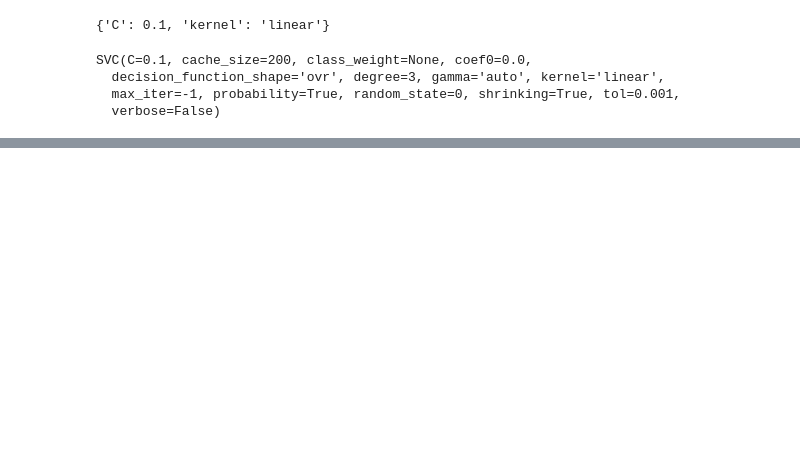
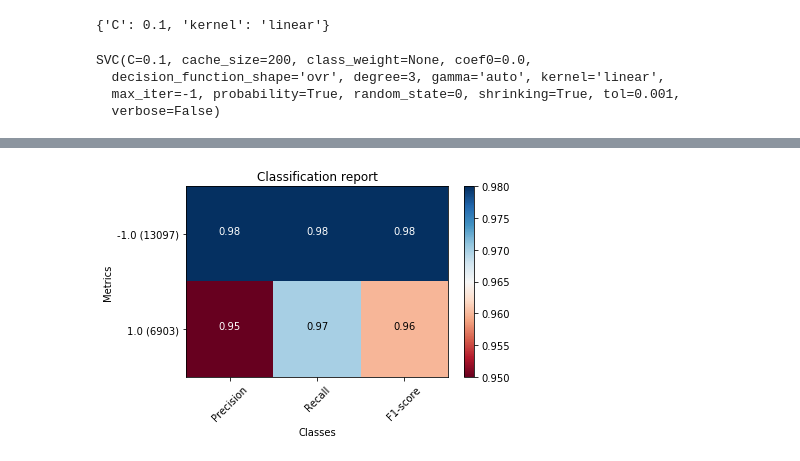
Before and after one commit to giordanoDaloisio/Data-Analysis-project, a Jupyter notebook: Project.ipynb, the cells around one changed output, grey strips where cells are left out. Saved outputs shown, nothing was run; the diff lists cells and outputs as text; code cells hidden in the pictures; blank space fills up the shorter version.

```diff
--- a/Project.ipynb
+++ b/Project.ipynb
@@ -23,0 +80,41 @@ def random_index(dataset, old_index = ""):
+# %%
+def plot_classification_report(classificationReport,
+                               title='Classification report',
+                               cmap='RdBu'):
+
+    classificationReport = classificationReport.replace('\n\n', '\n')
+    classificationReport = classificationReport.replace(' / ', '/')
+    lines = classificationReport.split('\n')
+
+    classes, plotMat, support, class_names = [], [], [], []
+    for line in lines[1:-4]:  # if you don't want avg/total result, then change [1:] into [1:-1]
+        t = line.strip().split()
+        if len(t) < 2:
+            continue
+        classes.append(t[0])
+        v = [float(x) for x in t[1: len(t) - 1]]
+        support.append(int(t[-1]))
+        class_names.append(t[0])
+        plotMat.append(v)
+
+    plotMat = np.array(plotMat)
+    xticklabels = ['Precision', 'Recall', 'F1-score']
+    yticklabels = ['{0} ({1})'.format(class_names[idx], sup)
+                   for idx, sup in enumerate(support)]
+
+    plt.imshow(plotMat, interpolation='nearest', cmap=cmap, aspect='auto')
+    plt.title(title)
+    plt.colorbar()
+    plt.xticks(np.arange(3), xticklabels, rotation=45)
+    plt.yticks(np.arange(len(classes)), yticklabels)
+
+    upper_thresh = plotMat.min() + (plotMat.max() - plotMat.min()) / 10 * 8
+    lower_thresh = plotMat.min() + (plotMat.max() - plotMat.min()) / 10 * 2
+    for i, j in itertools.product(range(plotMat.shape[0]), range(plotMat.shape[1])):
+        plt.text(j, i, format(plotMat[i, j], '.2f'),
+                 horizontalalignment="center",
+                 color="white" if (plotMat[i, j] > upper_thresh or plotMat[i, j] < lower_thresh) else "black")
+
+    plt.ylabel('Metrics')
+    plt.xlabel('Classes')
+    plt.tight_layout()
@@ -247,0 +322,4 @@ Train the model with other random urls from the training set
+# %%
+plot_classification_report(classification_report(y_test[25], result))
+# %% [output]
+[figure, added]
```
Also changed, not shown: parts of 82 cells of this notebook, 1 other file.
